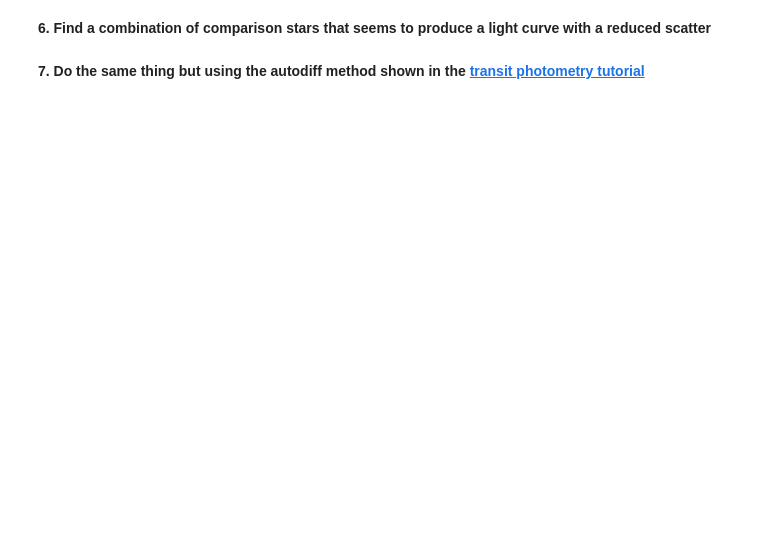
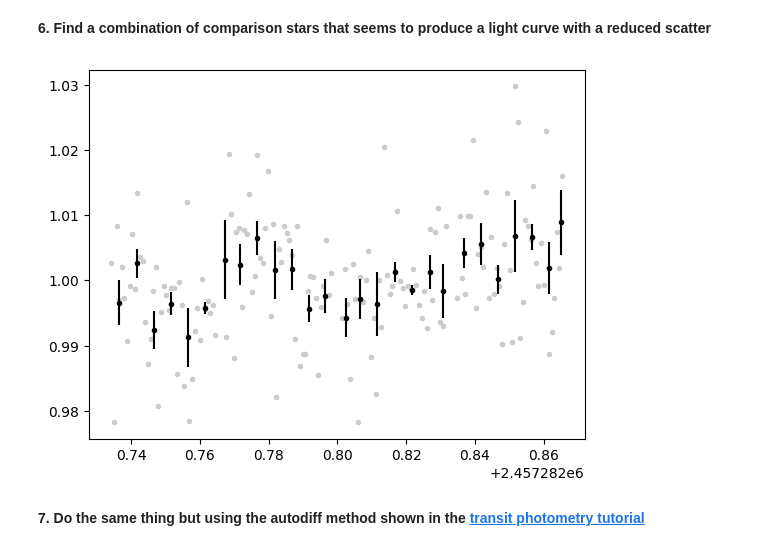
Before and after one commit to lgrcia/pysnack10-prose, a Jupyter notebook: material/reduction.ipynb, the cells around one changed output. Drawn from its saved outputs; the diff is of its cells as text; code cells hidden in the pictures; blank space fills up the shorter version.

```diff
--- a/material/reduction.ipynb
+++ b/material/reduction.ipynb
@@ -244,5 +245,13 @@ diff_flux.bin(0.005, estimate_error=True).errorbar()
 # %% [markdown]
 **6. Find a combination of comparison stars that seems to produce a light curve with a reduced scatter**
+# %%
+fluxes.target = 17
+diff_flux = fluxes.diff([21, 16])
+
+diff_flux.plot()
+diff_flux.bin(0.005, estimate_error=True).errorbar()
+# %% [output]
+[figure, added]
 # %% [markdown]
 **7. Do the same thing but using the autodiff method shown in the [transit photometry tutorial](https://prose.readthedocs.io/en/latest/ipynb/casestudies/transit.html)**
 # %%
```
Also changed, not shown: parts of 2 cells of this notebook.
